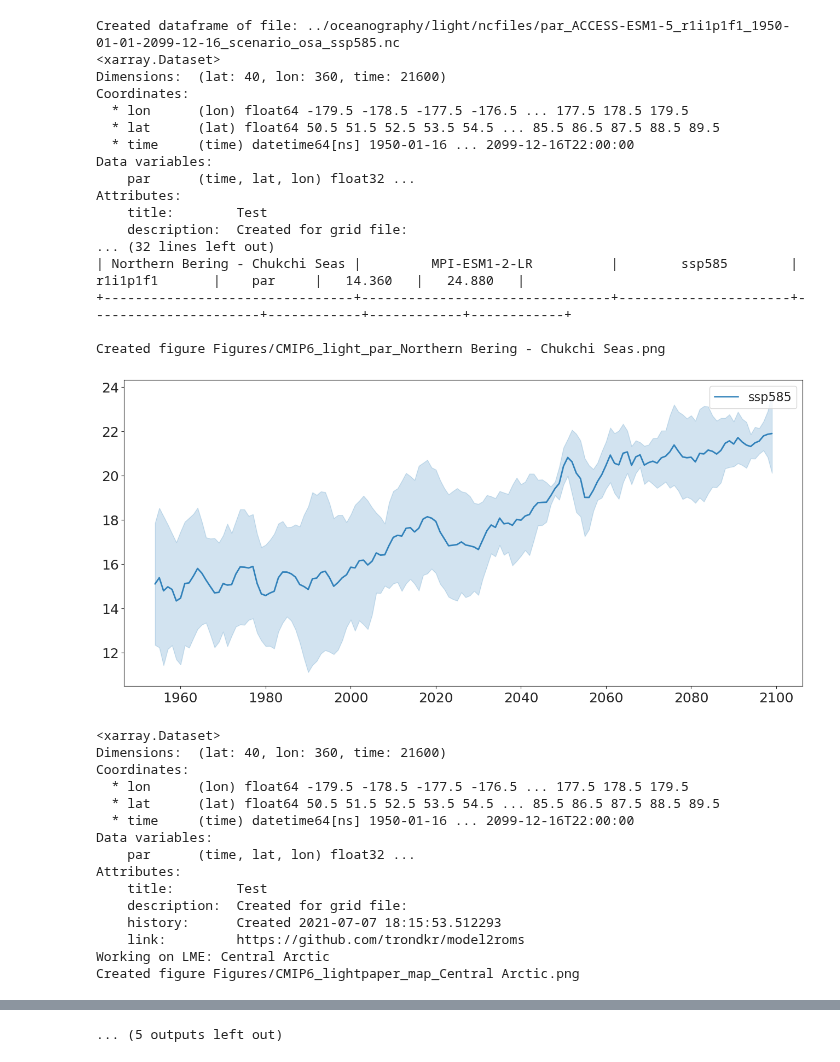
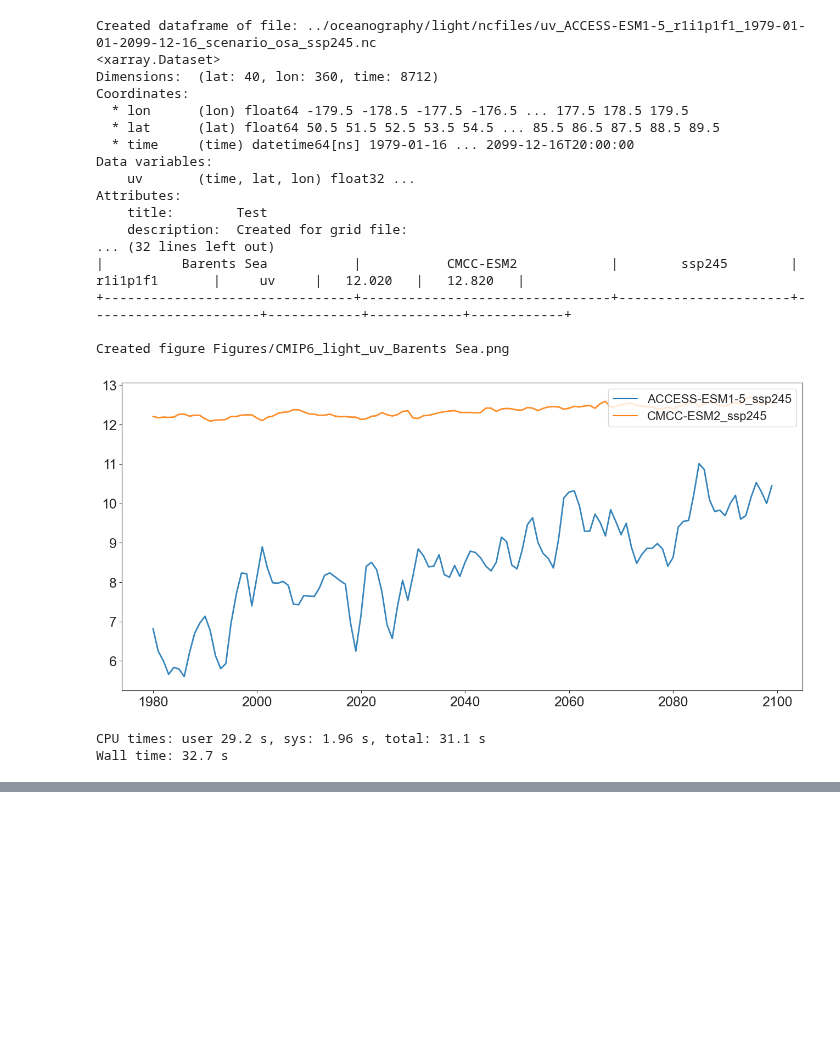
Before and after one commit to trondkr/cmip6-albedo, a Jupyter notebook: CMIP6_plot_light_results.ipynb, the cells around one changed output, grey strips where cells are left out. Cells and saved outputs as stored; diff of their text form; code cells hidden in the pictures; blank space fills up the shorter version.

Commit message:
Extracting more CMIP6 models

```diff
--- a/CMIP6_plot_light_results.ipynb
+++ b/CMIP6_plot_light_results.ipynb
@@ -45,7 +45,6 @@ def convert_time(ds):
 def get_area_averaged_ds(fname, model, scenario, ensemble_id, var_name, LME, create_maps, frequency, models_dict):
 
     if os.path.exists(fname):
-
         with xr.open_dataset(fname) as ds:
             ds = convert_to_180(ds)
 
@@ -58,15 +57,17 @@ def get_area_averaged_ds(fname, model, scenario, ensemble_id, var_name, LME, cre
             df = ds.to_dataframe().dropna()
             df = df.reset_index()
 
+        roll_years=2
         df=df.resample(frequency, on="time").mean()
         df["model_name"]=model
-        df["roll_mean"]=df[var_name].rolling(5).mean().shift(-1)
-        df["roll_median"]=df[var_name].rolling(5).median().shift(-1)
-        df["roll_max"]=df[var_name].rolling(5).max().shift(-1)
-        df["roll_min"]=df[var_name].rolling(5).min().shift(-1)
+        df["roll_mean"]=df[var_name].rolling(roll_years).mean().shift(-1)
+        df["roll_median"]=df[var_name].rolling(roll_years).median().shift(-1)
+        df["roll_max"]=df[var_name].rolling(roll_years).max().shift(-1)
+        df["roll_min"]=df[var_name].rolling(roll_years).min().shift(-1)
 
         df["model_ensemble_id"]=ensemble_id
         df["model_scenario"]=scenario
+        df["model_name_scenario"]=model+"_"+scenario
         unique="{}_{}_{}".format(model, scenario, ensemble_id)
         df["unique"]=unique
 
@@ -83,6 +84,7 @@ def get_area_averaged_ds(fname, model, scenario, ensemble_id, var_name, LME, cre
         models_dict[key]=model_info
         return df, models_dict
     else:
+        #print("NOT EXISTS", fname)
         return None, models_dict
 # %%
 def get_LME_records():
@@ -279,18 +281,23 @@ def create_summary_table(dict_of_models, LME):
     print(table.draw() + "\n")
 # %%
 %%time
-scenarios=["ssp585"]
+scenarios=["ssp245"] #,"ssp585"]
 member_range=3
 frequency="A"
 ensemble_ids = ["r{}i{}p{}f{}".format(str(i + 1), str(ii + 1), str(iii + 1), str(iv + 1)) for i in
                            range(member_range)
                            for ii in range(member_range) for iii in range(member_range) for iv in range(member_range)]
-period="1950-01-01-2099-12-16"
-start_time="1950-01-01"
+period="1979-01-01-2099-12-16"
+start_time="1979-01-01"
 end_time="2099-12-16"
 
-models=["ACCESS-ESM1-5","CanESM5","MPI-ESM1-2-LR","CanESM5-CanOE","UKESM1-O-LL","MPI-ESM1-2-HR"]
-ds_var_names=["par"]
+models=["ACCESS-ESM1-5","CanESM5","MPI-ESM1-2-LR",
+        "CanESM5-CanOE","UKESM1-O-LL","MPI-ESM1-2-HR",
+        "CMCC-ESM2"]
+
+#models=["CMCC-ESM2"]
+
+ds_var_names=["par","uv"]
 write_stats_to_file=False
 
 LMES=['California Current','East Bering Sea','Gulf of Alaska',
@@ -300,7 +307,7 @@ LMES=['California Current','East Bering Sea','Gulf of Alaska',
       'Aleutian Islands']
 
 LMES=['Barents Sea','Northern Bering - Chukchi Seas','Central Arctic']
-LMES=['Barents Sea','Northern Bering - Chukchi Seas','Central Arctic','East Bering Sea']
+LMES=['Barents Sea'] #,'Northern Bering - Chukchi Seas','Central Arctic','East Bering Sea']
 
 for var_name in ds_var_names:
     for LME in LMES:
@@ -349,7 +356,7 @@ for var_name in ds_var_names:
                         df_2050.describe().to_csv("CMIP6_LIGHT_{}_{}_{}_{}.csv".format(var_name,LME,y,ssp))
 
             b=sns.lineplot(ax=ax, data=df, x=df.index, y=df["roll_mean"],
-                         hue=df["model_scenario"],
+                         hue=df["model_name_scenario"],
                          alpha=.9, ci=95,linewidth=2)
             b.tick_params(labelsize=18)
             b.set_xlabel("",fontsize=10)
@@ -421,33 +428,20 @@ Created figure Figures/CMIP6_lightpaper_map_Northern Bering - Chukchi Seas.png
-Created dataframe of file: ../oceanography/light/ncfiles/par_ACCESS-ESM1-5_r1i1p1f1_1950-01-01-2099-12-16_scenario_osa_ssp585.nc
+Created dataframe of file: ../oceanography/light/ncfiles/uv_ACCESS-ESM1-5_r1i1p1f1_1979-01-01-2099-12-16_scenario_osa_ssp245.nc
 <xarray.Dataset>
-Dimensions:  (lat: 40, lon: 360, time: 21600)
+Dimensions:  (lat: 40, lon: 360, time: 8712)
 Coordinates:
   * lon      (lon) float64 -179.5 -178.5 -177.5 -176.5 ... 177.5 178.5 179.5
   * lat      (lat) float64 50.5 51.5 52.5 53.5 54.5 ... 85.5 86.5 87.5 88.5 89.5
-  * time     (time) datetime64[ns] 1950-01-16 ... 2099-12-16T22:00:00
+  * time     (time) datetime64[ns] 1979-01-16 ... 2099-12-16T20:00:00
 Data variables:
-    par      (time, lat, lon) float32 ...
+    uv       (time, lat, lon) float32 ...
 Attributes:
     title:        Test
     description:  Created for grid file:
 ... (32 lines left out)
-| Northern Bering - Chukchi Seas |         MPI-ESM1-2-LR          |        ssp585        |       r1i1p1f1       |    par     |   14.360   |   24.880   |
+|          Barents Sea           |           CMCC-ESM2            |        ssp245        |       r1i1p1f1       |     uv     |   12.020   |   12.820   |
 +--------------------------------+--------------------------------+----------------------+----------------------+------------+------------+------------+
 
-Created figure Figures/CMIP6_light_par_Northern Bering - Chukchi Seas.png
+Created figure Figures/CMIP6_light_uv_Barents Sea.png
-[figure, old version]
+[figure, new version]
-<xarray.Dataset>
-Dimensions:  (lat: 40, lon: 360, time: 21600)
-Coordinates:
-  * lon      (lon) float64 -179.5 -178.5 -177.5 -176.5 ... 177.5 178.5 179.5
-  * lat      (lat) float64 50.5 51.5 52.5 53.5 54.5 ... 85.5 86.5 87.5 88.5 89.5
-  * time     (time) datetime64[ns] 1950-01-16 ... 2099-12-16T22:00:00
-Data variables:
-    par      (time, lat, lon) float32 ...
-Attributes:
-    title:        Test
-    description:  Created for grid file:
-    history:      Created 2021-07-07 18:15:53.512293
-    link:         https://github.com/trondkr/model2roms
-Working on LME: Central Arctic
-Created figure Figures/CMIP6_lightpaper_map_Central Arctic.png
+CPU times: user 29.2 s, sys: 1.96 s, total: 31.1 s
+Wall time: 32.7 s
@@ -473 +447,0 @@ Created figure Figures/CMIP6_light_par_Central Arctic.png
-... (5 outputs left out)
```
Also changed, not shown: parts of 1 cell of this notebook, 8 other files.
